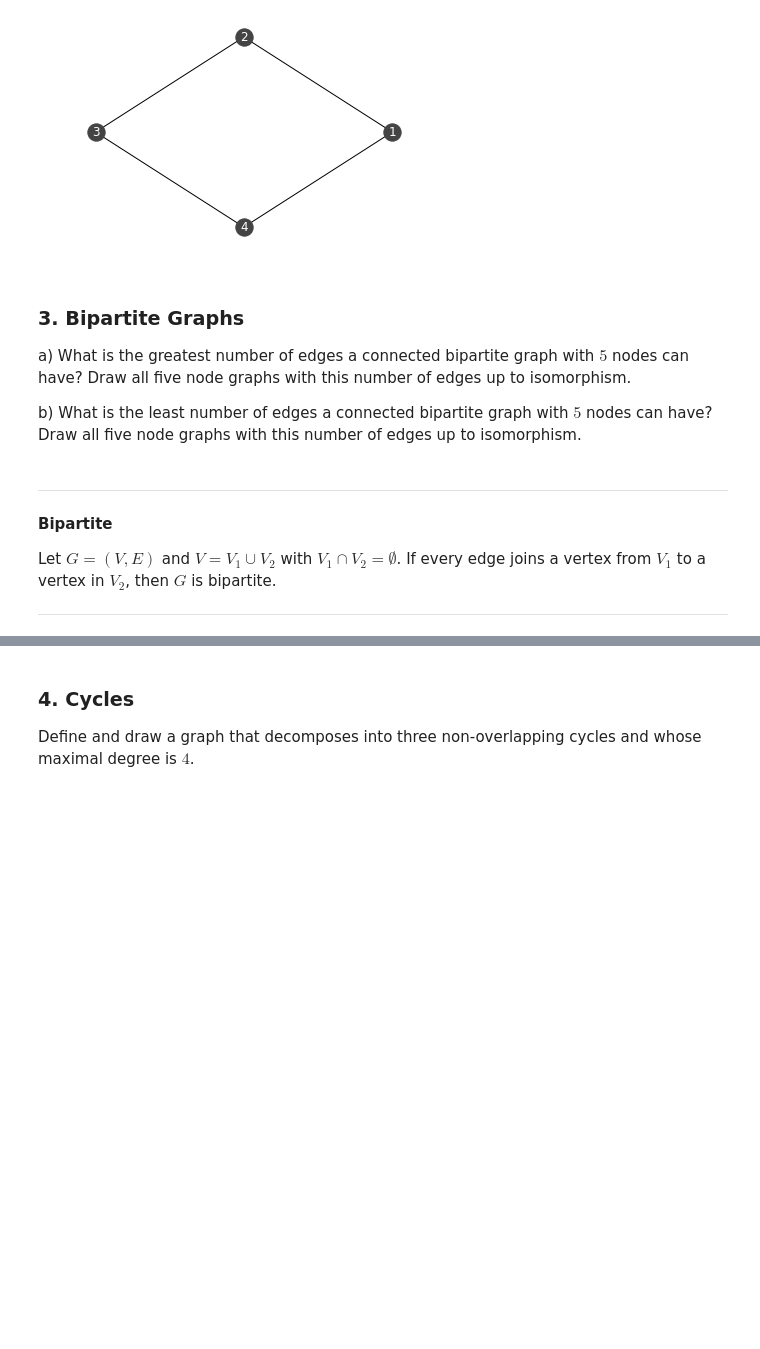
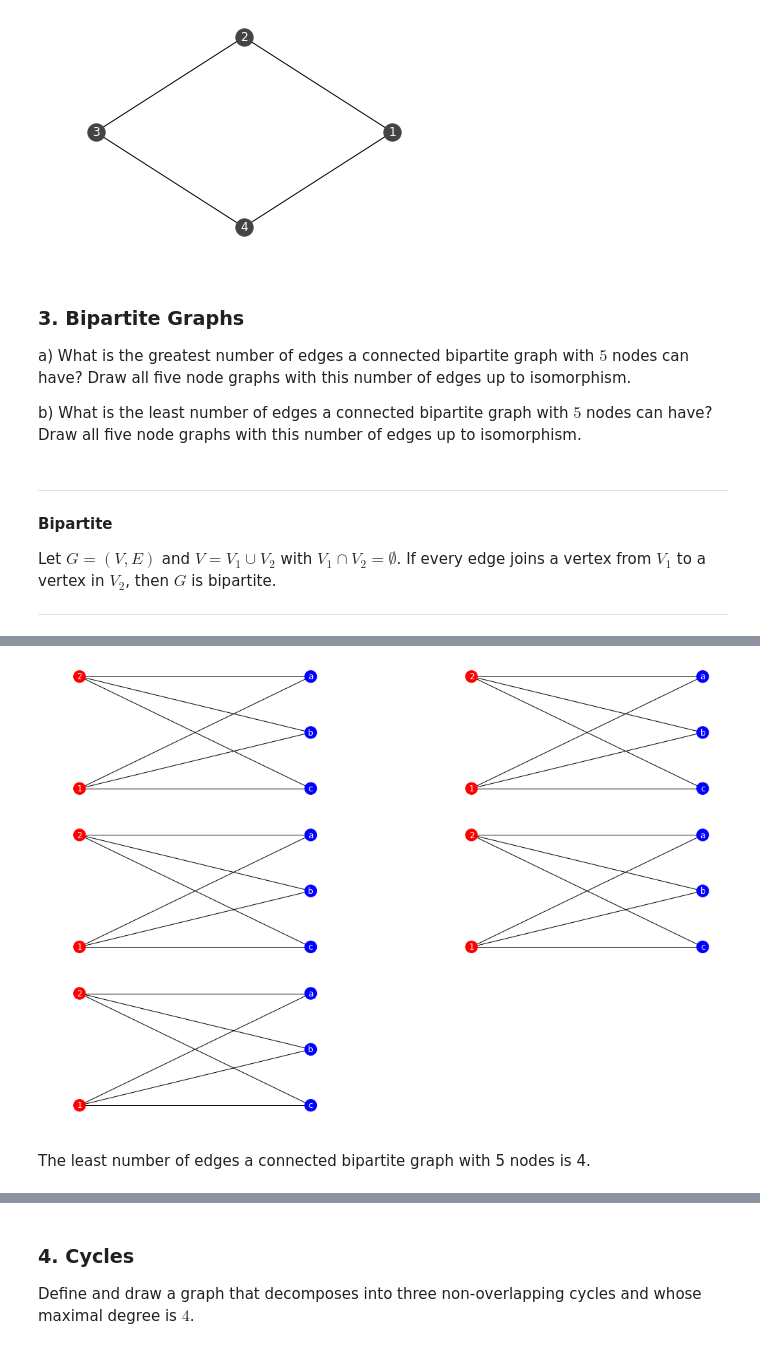
Before and after one commit to kegedy/EE502P, a Jupyter notebook: hw/kevin/HW07.ipynb, the cells around one changed output, grey strips where cells are left out. Saved outputs shown, nothing was run; the diff lists cells and outputs as text; code cells hidden in the pictures; blank space fills up the shorter version.

```diff
--- a/hw/kevin/HW07.ipynb
+++ b/hw/kevin/HW07.ipynb
@@ -191,0 +164,66 @@ nx.draw(G3, ax=ax[1], with_labels=True, pos=nx.kamada_kawai_layout(G3), node_col
+# %%
+G1 = nx.Graph();
+G1.add_nodes_from(list(range(1,3)), bipartite=0); # The bipartite set U
+G1.add_nodes_from(['a','b','c'], bipartite=1); # The bipartite set V
+G1.add_edges_from([('a',1),('a',2),('b',1),('b',2),('c',1),('c',2)])
+# %%
+G2 = nx.Graph();
+G2.add_nodes_from(list(range(1,3)), bipartite=0); # The bipartite set U
+G2.add_nodes_from(['a','b','c'], bipartite=1); # The bipartite set V
+G2.add_edges_from([('a',1),('a',2),('b',1),('b',2),('c',1),('c',2)])
+# %%
+G3 = nx.Graph();
+G3.add_nodes_from(list(range(1,3)), bipartite=0); # The bipartite set U
+G3.add_nodes_from(['a','b','c'], bipartite=1); # The bipartite set V
+G3.add_edges_from([('a',1),('a',2),('b',1),('b',2),('c',1),('c',2)])
+# %%
+G4 = nx.Graph();
+G4.add_nodes_from(list(range(1,3)), bipartite=0); # The bipartite set U
+G4.add_nodes_from(['a','b','c'], bipartite=1); # The bipartite set V
+G4.add_edges_from([('a',1),('a',2),('b',1),('b',2),('c',1),('c',2)])
+# %%
+nc = ['r']*2 + ['b']*3
+
+fig,axs = plt.subplots(3,2,figsize=(17,12))
+plt.subplots_adjust(wspace=0.5);
+
+nx.draw(G0,
+        ax=axs[0,0],
+        with_labels=True,
+        pos=nx.bipartite_layout(G0,[1,2]),
+        node_color=nc,
+        font_color="white")
+
+nx.draw(G1,
+        ax=axs[0,1],
+        with_labels=True,
+        pos=nx.bipartite_layout(G1,[1,2]),
+        node_color=nc,
+        font_color="white")
+
+nx.draw(G2,
+        ax=axs[1,0],
+        with_labels=True,
+        pos=nx.bipartite_layout(G2,[1,2]),
+        node_color=nc,
+        font_color="white")
+
+nx.draw(G3,
+        ax=axs[1,1],
+        with_labels=True,
+        pos=nx.bipartite_layout(G3,[1,2]),
+        node_color=nc,
+        font_color="white")
+
+nx.draw(G4,
+        ax=axs[2,0],
+        with_labels=True,
+        pos=nx.bipartite_layout(G4,[1,2]),
+        node_color=nc,
+        font_color="white")
+
+axs[2,1].axis('off');
+# %% [output]
+[figure, added]
+# %% [markdown]
+The least number of edges a connected bipartite graph with 5 nodes is 4.
```
Also changed, not shown: parts of 19 cells of this notebook.
